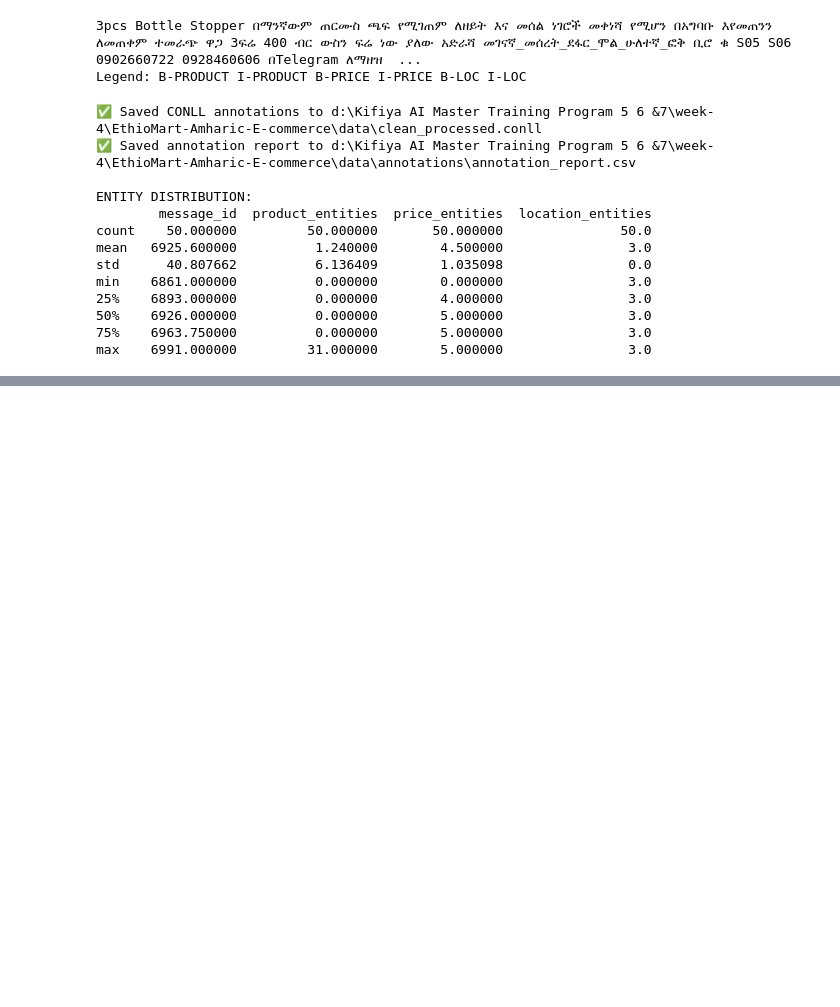
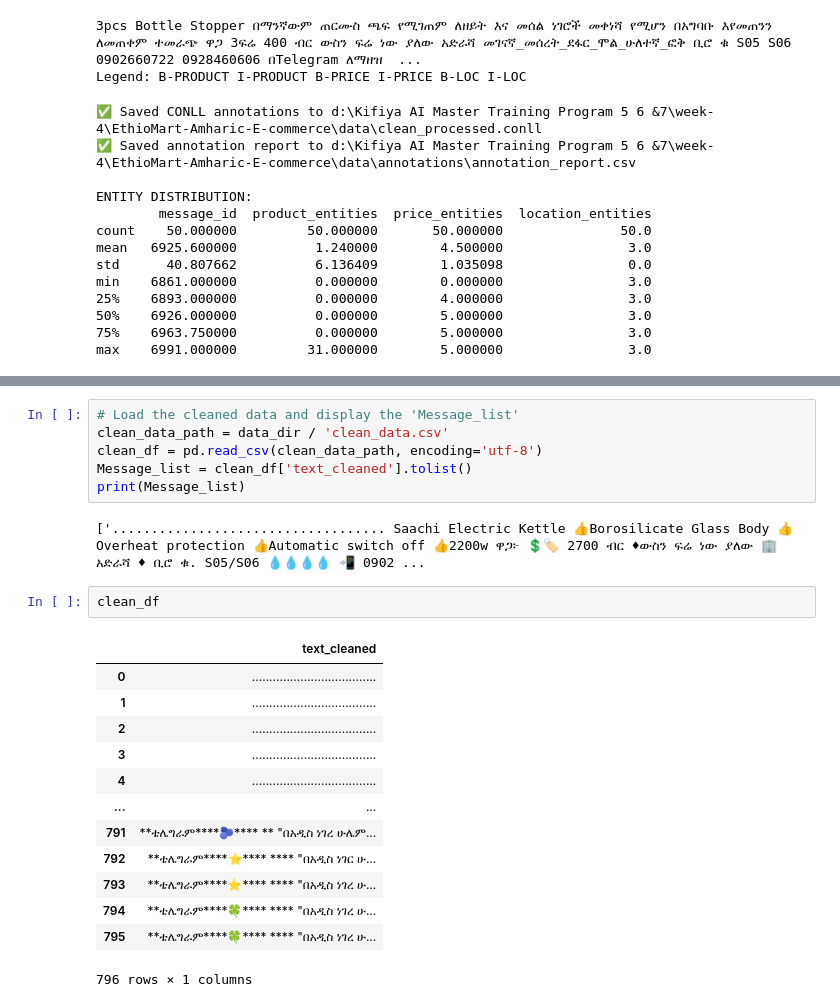
Before and after one commit to desta-getaw/EthioMart-Amharic-E-commerce, a Jupyter notebook: notebooks/ner_conll.ipynb, the cells around one changed output, grey strips where cells are left out. Saved outputs shown, nothing was run; the diff lists cells and outputs as text; blank space fills up the shorter version.

```diff
--- a/notebooks/ner_conll.ipynb
+++ b/notebooks/ner_conll.ipynb
@@ -311,0 +483,24 @@ max    6991.000000         31.000000        5.000000                3.0
+# %%
+# Load the cleaned data and display the 'Message_list'
+clean_data_path = data_dir / 'clean_data.csv'
+clean_df = pd.read_csv(clean_data_path, encoding='utf-8')
+Message_list = clean_df['text_cleaned'].tolist()
+print(Message_list)
+# %% [output]
+['................................... Saachi Electric Kettle 👍Borosilicate Glass Body 👍Overheat protection 👍Automatic switch off 👍2200w ዋጋ፦ 💲🏷 2700 ብር ♦ውስን ፍሬ ነው ያለው 🏢 አድራሻ ♦ ቢሮ ቁ. S05/S06 💧💧💧💧 📲 0902 ...
+# %%
+clean_df
+# %% [output]
+|  | text_cleaned |
+| 0 | .................................... |
+| 1 | .................................... |
+| 2 | .................................... |
+| 3 | .................................... |
+| 4 | .................................... |
+| ... | ... |
+| 791 | **ቴሌግራም****🫐**** ** "በአዲስ ነገረ ሁሌም... |
+| 792 | **ቴሌግራም****⭐**** **** "በአዲስ ነገር ሁ... |
+| 793 | **ቴሌግራም****⭐**** **** "በአዲስ ነገረ ሁ... |
+| 794 | **ቴሌግራም****🍀**** **** "በአዲስ ነገረ ሁ... |
+| 795 | **ቴሌግራም****🍀**** **** "በአዲስ ነገረ ሁ... |
+796 rows × 1 columns
```
Also changed, not shown: parts of 8 cells of this notebook, 13 other files.
